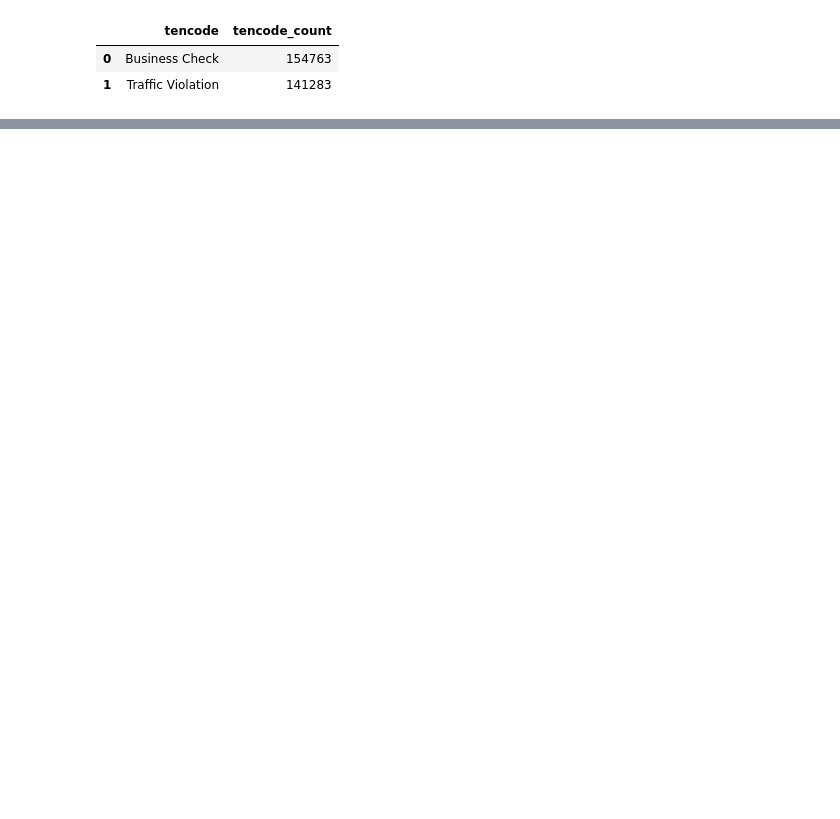
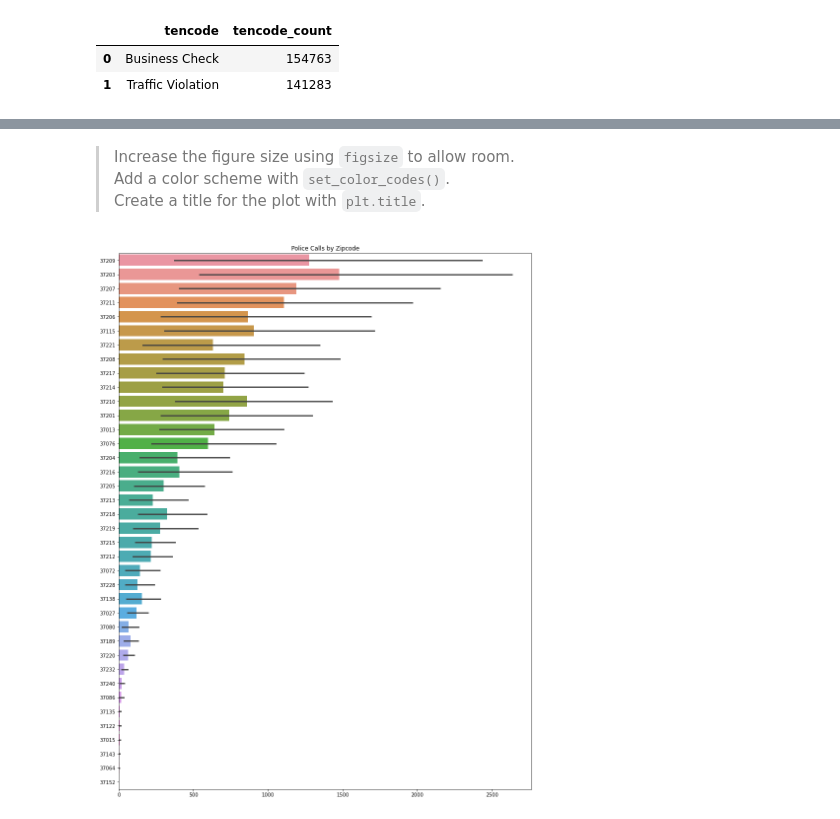
Before and after one commit to theheatherlwalker/NSS-Analytics-Jumpstart-2022-06, a Jupyter notebook: notebooks/hwalker_jumpstart_analysis.ipynb, the cells around one changed output, grey strips where cells are left out. Saved outputs shown, nothing was run; the diff lists cells and outputs as text; code cells hidden in the pictures; blank space fills up the shorter version.

```diff
--- a/notebooks/hwalker_jumpstart_analysis.ipynb
+++ b/notebooks/hwalker_jumpstart_analysis.ipynb
@@ -374,0 +375,14 @@ KeyError: 'zipcode'
+# %% [markdown]
+> Increase the figure size using `figsize` to allow room.<br>
+> Add a color scheme with `set_color_codes()`.<br>
+> Create a title for the plot with `plt.title`.
+# %%
+plt.figure(figsize = (15, 20))                               # Increase the plot size to (x,y) 15x20
+sns.barplot(x="tencode_count",
+            y="zipcode",
+            data=tencode_by_zipcode)
+plt.xlabel('')                                              # Remove the x-axis label
+plt.ylabel('')                                              # Remove the y-axis label
+plt.title('Police Calls by Zipcode');
+# %% [output]
+[figure, added]
```
Also changed, not shown: parts of 48 cells of this notebook.
